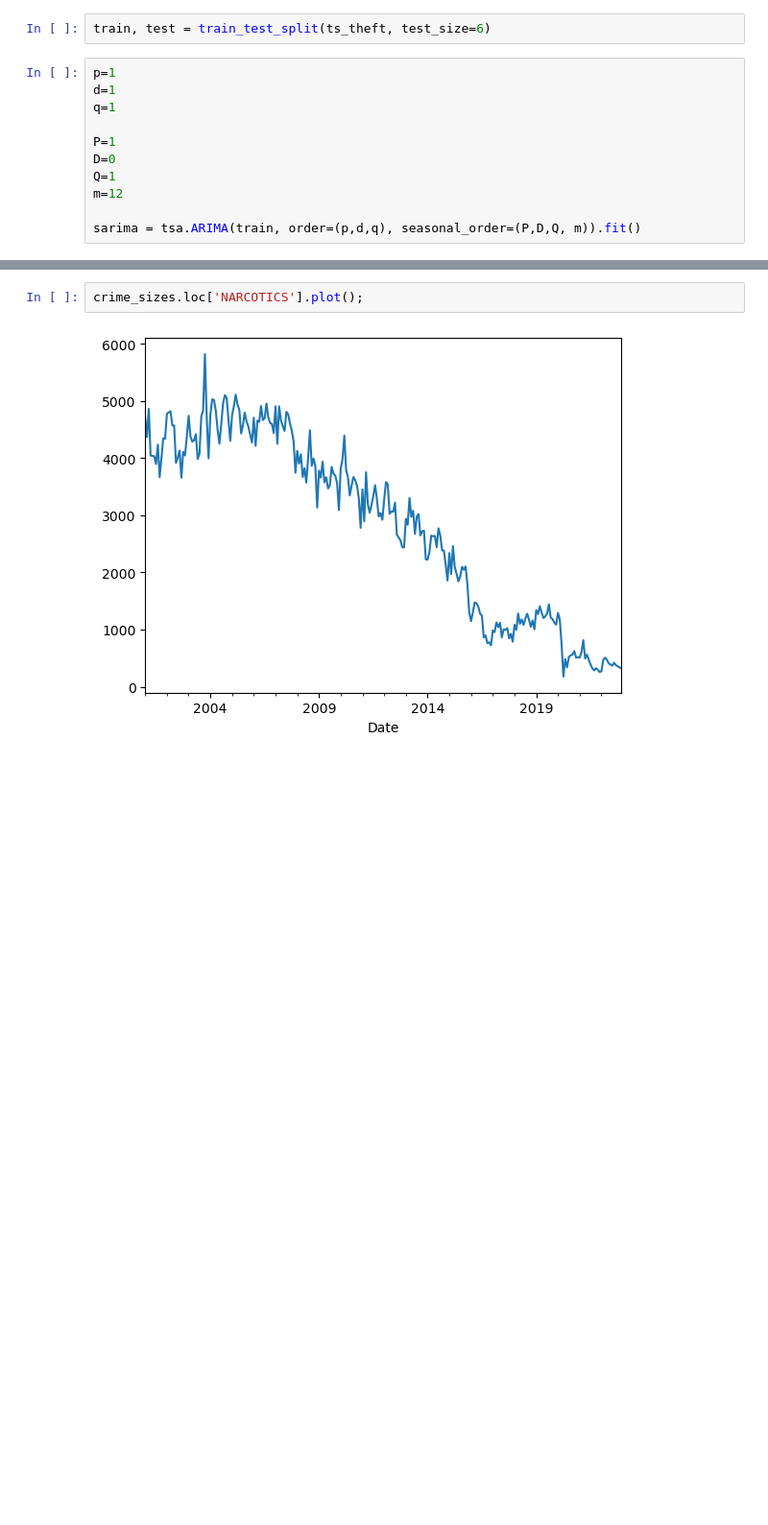
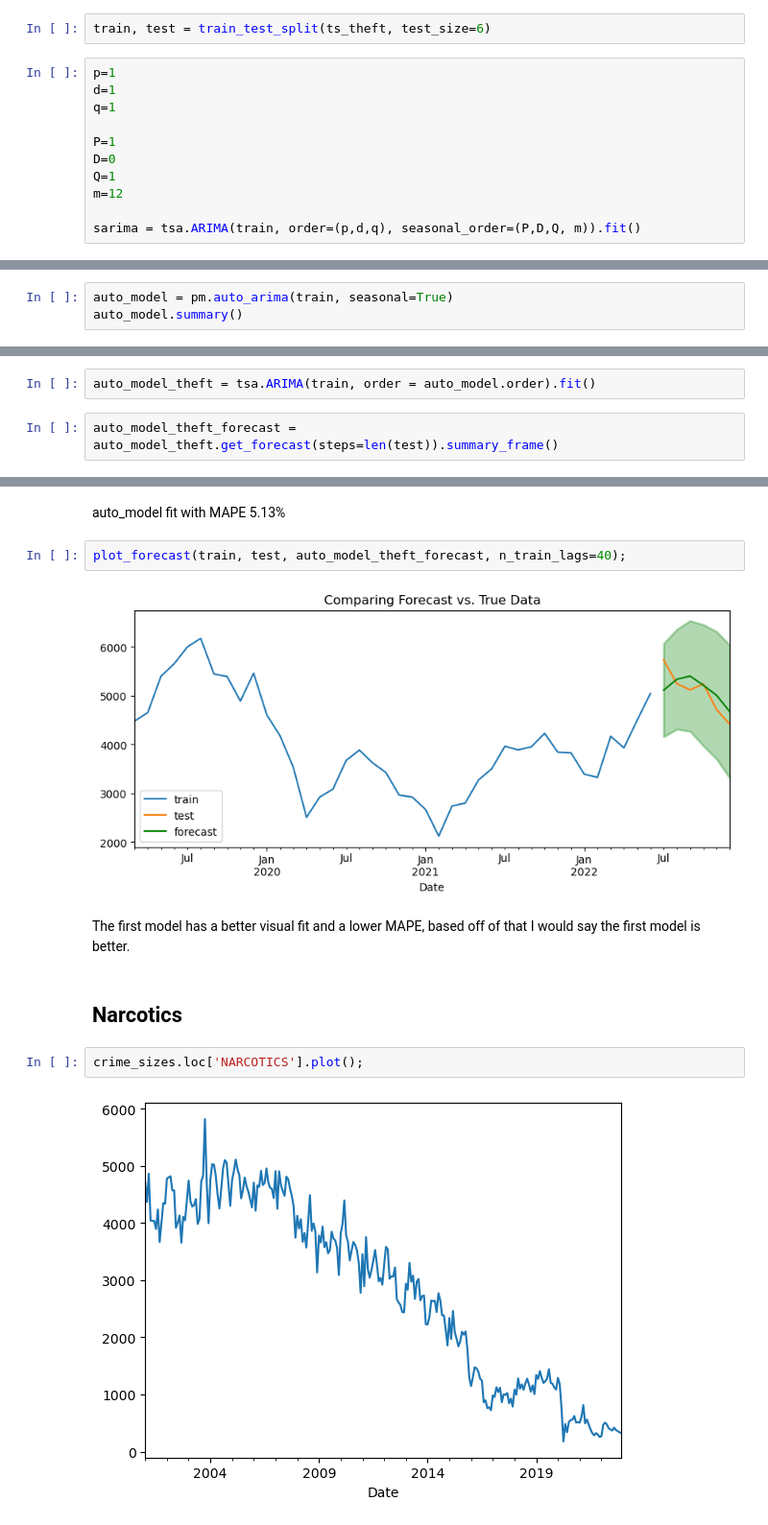
Before and after one commit to Mrammoss/Chicago-Data, a Jupyter notebook: Crime-Data-2.ipynb, the cells around one changed output, grey strips where cells are left out. Shown at 96% size. Saved outputs shown, nothing was run; the diff lists cells and outputs as text; blank space fills up the shorter version.

```diff
--- a/Crime-Data-2.ipynb
+++ b/Crime-Data-2.ipynb
@@ -241,0 +304,3 @@ Warnings:
+# %%
+auto_model = pm.auto_arima(train, seasonal=True)
+auto_model.summary()
@@ -241,0 +336,4 @@ Warnings:
+# %%
+auto_model_theft = tsa.ARIMA(train, order = auto_model.order).fit()
+# %%
+auto_model_theft_forecast = auto_model_theft.get_forecast(steps=len(test)).summary_frame()
@@ -242,3 +353,13 @@ Warnings:
+# %% [markdown]
+auto_model fit with MAPE 5.13%
+# %%
+plot_forecast(train, test, auto_model_theft_forecast, n_train_lags=40);
+# %% [output]
+[figure, added]
+# %% [markdown]
+The first model has a better visual fit and a lower MAPE, based off of that I would say the first model is better.
+# %% [markdown]
+## Narcotics
 # %%
 crime_sizes.loc['NARCOTICS'].plot();
 # %% [output]
```
Also changed, not shown: parts of 39 cells of this notebook.
